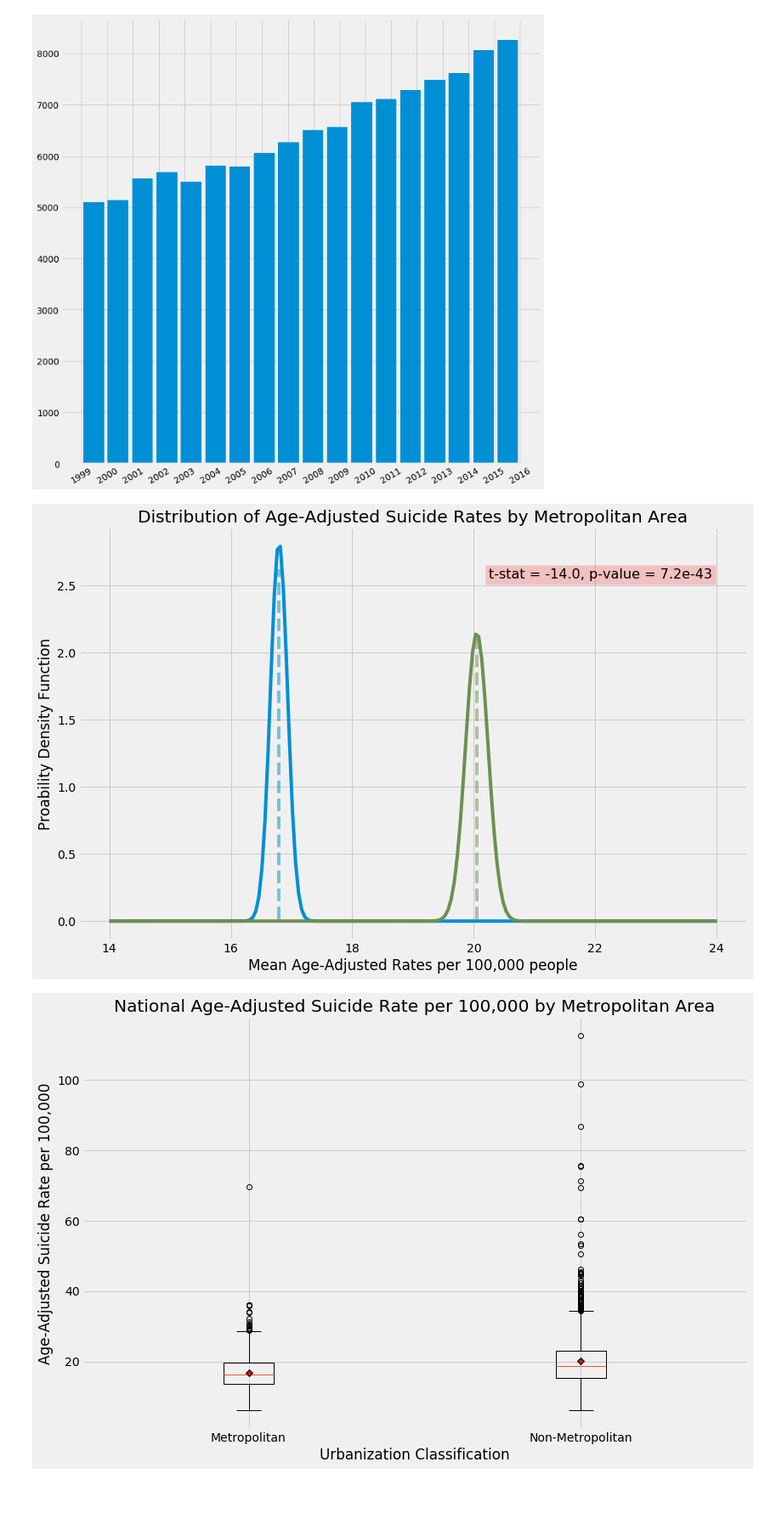
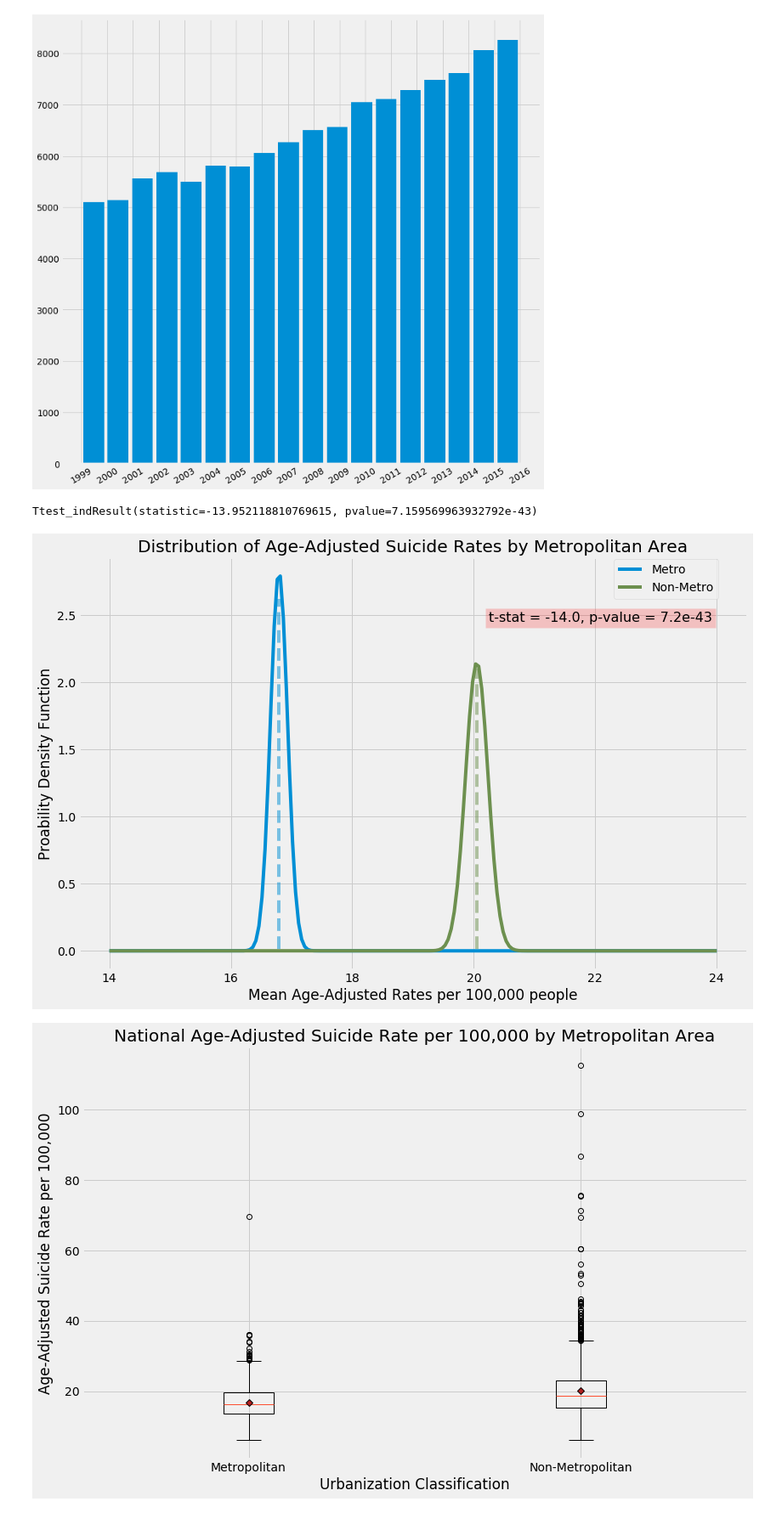
Before and after one commit to A-Hanson/suicide_rate_trends_in_the_us, a Jupyter notebook: notebooks/us_county_initial_viz.ipynb, the cells around one changed output. Shown at 85% size. Saved outputs shown, nothing was run; the diff lists cells and outputs as text; code cells hidden in the pictures.

```diff
--- a/notebooks/us_county_initial_viz.ipynb
+++ b/notebooks/us_county_initial_viz.ipynb
@@ -65,25 +65,29 @@ def normal_dist(mean, std):
 metro_norm = normal_dist(metro_mean, metro_std)
 non_metro_norm = normal_dist(non_metro_mean, non_metro_std)
 t_test = stats.ttest_ind(agg_county_metro['age_adjusted_rate'], agg_county_non_metro['age_adjusted_rate'], equal_var=False)
+t_test
+# %% [output]
+Ttest_indResult(statistic=-13.952118810769615, pvalue=7.159569963932792e-43)
 # %%
 fig, ax = plt.subplots(figsize=(12,8))
 x = np.linspace(14, 24, 200)
 ax.plot(x, metro_norm.pdf(x), label='Metro')
 ax.plot(x, non_metro_norm.pdf(x), color = '#6d904f', label='Non-Metro')
 ax.set_title('Distribution of Age-Adjusted Suicide Rates by Metropolitan Area')
 ax.set_xlabel('Mean Age-Adjusted Rates per 100,000 people')
 ax.set_ylabel('Proability Density Function')
 ax.axvline(metro_mean, ymin=0.05, ymax=0.9, ls='--', alpha = 0.5)
 ax.axvline(non_metro_mean,
            ymin=0.05, ymax=0.73, ls='--', alpha = 0.5, color='#6d904f')
-plt.text(x=20.25,y=2.55,
+plt.text(x=20.25,y=2.45,
         s=f't-stat = {t_test[0]:.1f}, p-value = 7.2e-43',
         fontsize=16,
         bbox=dict(facecolor='red', alpha=0.2))
+plt.legend(loc=(0.8,0.9))
 plt.tight_layout()
 plt.savefig('../images/metro_non_metro_t_test.png')
 # %% [output]
-[figure, old version]
+[figure, new version]
 # %%
 labels = ['Metropolitan', 'Non-Metropolitan']
 meanpointprops = dict(marker='D', markeredgecolor='black',
```
Also changed, not shown: parts of 3 cells of this notebook, 15 other files.
